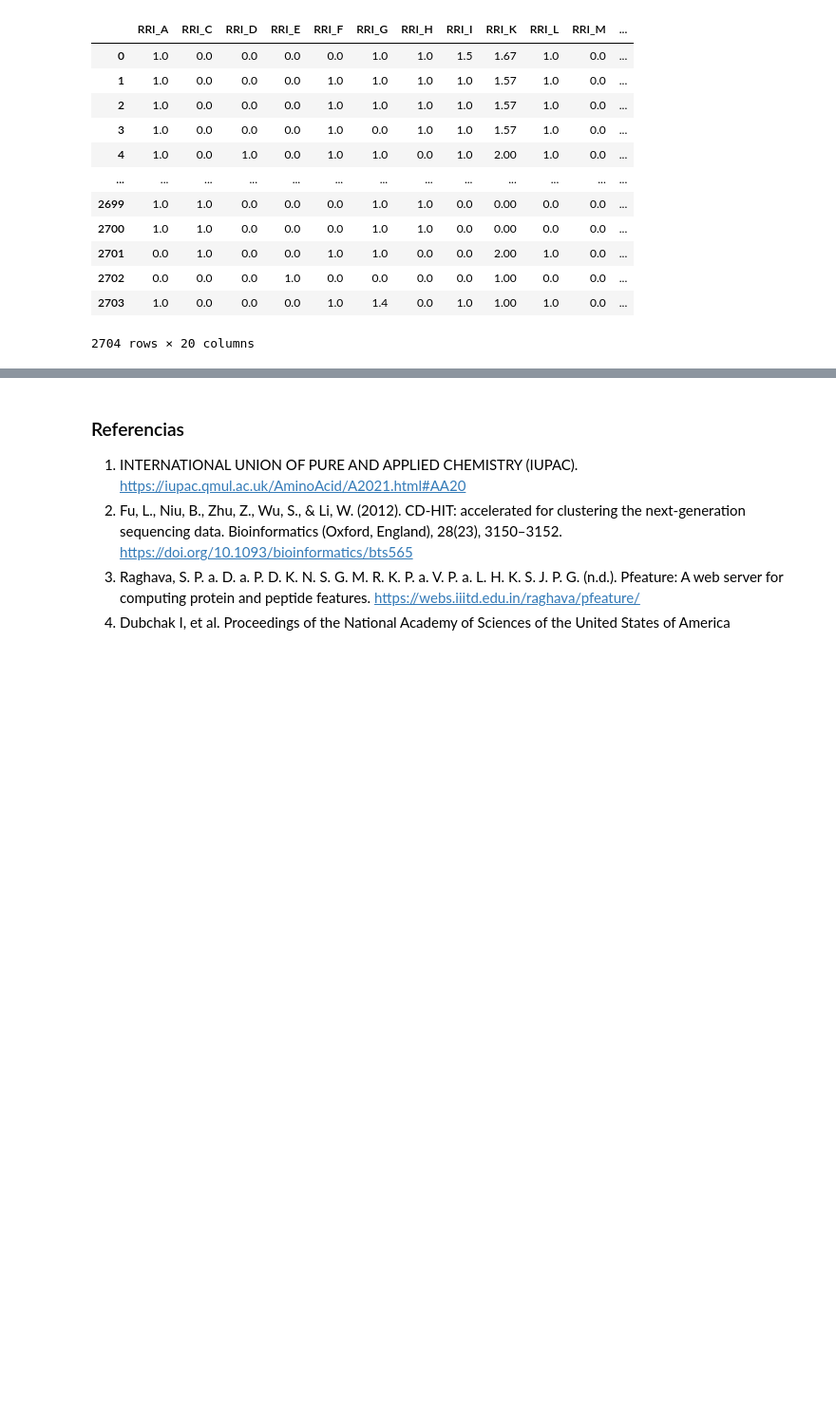
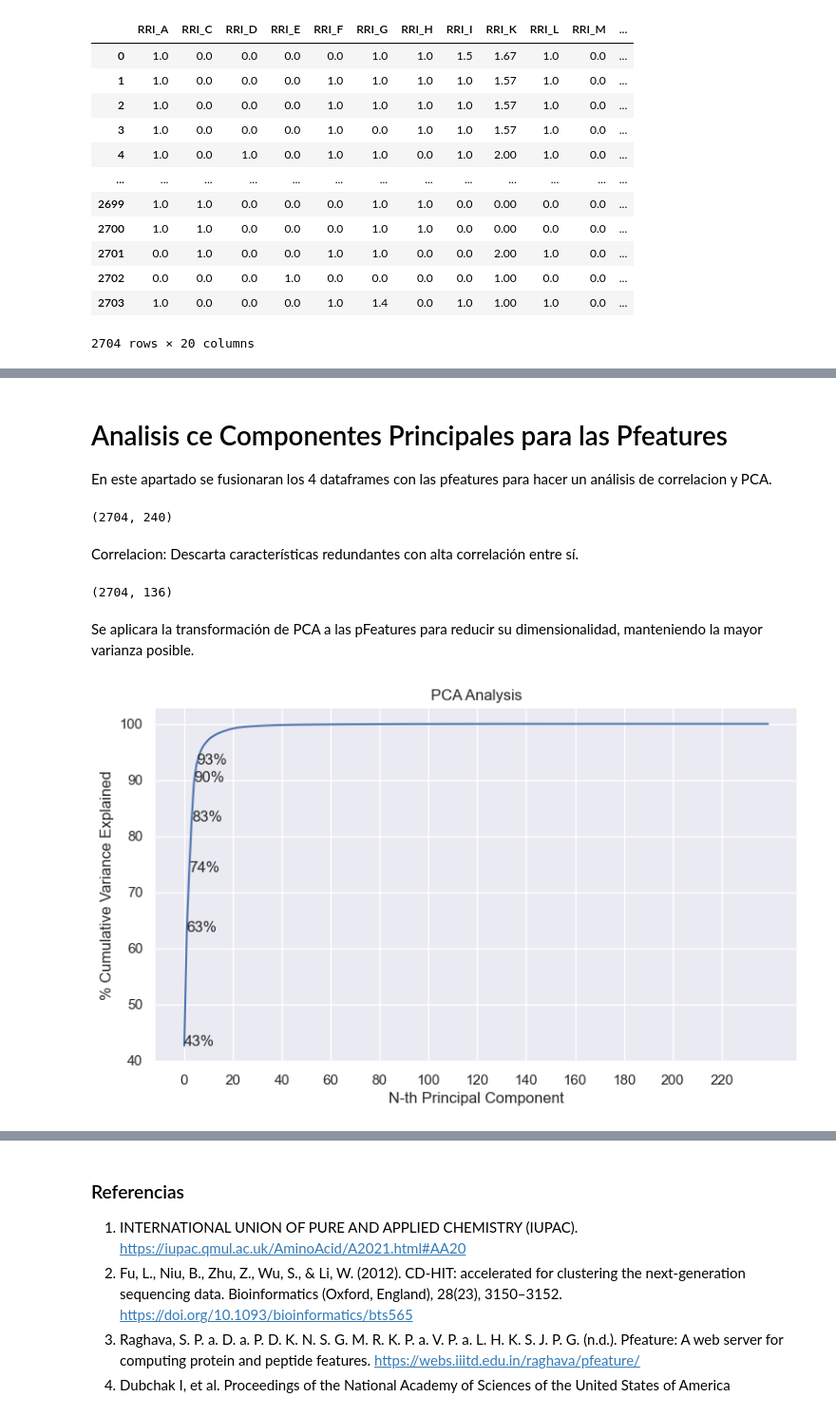
Before and after one commit to A01795375/Proyecto_Integrador_cancer, a Jupyter notebook: notebooks/Avance 2.1.ipynb, the cells around one changed output, grey strips where cells are left out. Shown at 95% size. Drawn from its saved outputs; the diff is of its cells as text; code cells hidden in the pictures; blank space fills up the shorter version.

Commit message:
pca_pfeatures

```diff
--- a/notebooks/Avance 2.1.ipynb
+++ b/notebooks/Avance 2.1.ipynb
@@ -732,0 +733,43 @@ feature_rri
+# %% [markdown]
+# Analisis ce Componentes Principales para las Pfeatures
+En este apartado se fusionaran los 4 dataframes con las pfeatures para hacer un análisis de correlacion y PCA.
+# %%
+# Se concatenan los 4 dataframes con las pfeatures:
+df_pfeatures = feature_pcp.merge(feature_ctd, how='inner', left_index=True, right_index=True)
+df_pfeatures = df_pfeatures.merge(feature_sep, how='inner', left_index=True, right_index=True)
+df_pfeatures = df_pfeatures.merge(feature_rri, how='inner', left_index=True, right_index=True)
+df_pfeatures.shape
+# %% [output]
+(2704, 240)
+# %% [markdown]
+Correlacion: Descarta características redundantes con alta correlación entre sí.
+# %%
+#correlacion
+corr_matrix = pd.DataFrame(df_pfeatures).corr().abs()
+upper = corr_matrix.where(np.triu(np.ones(corr_matrix.shape), k=1).astype(bool))
+to_drop = [column for column in upper.columns if any(upper[column] > 0.9)]
+corr_matrix_pfeatures = df_pfeatures.drop(to_drop, axis=1)
+corr_matrix_pfeatures.to_csv('../data/processed/corr_matrix_pfeatures.csv', index = False)
+corr_matrix_pfeatures.shape
+# %% [output]
+(2704, 136)
+# %% [markdown]
+Se aplicara la transformación de PCA a las pFeatures para reducir su dimensionalidad, manteniendo la mayor varianza posible.
+# %%
+#Curva de porcentaje de varianza acumulada
+total_components = df_pfeatures.shape[1]
+
+pca = PCA()
+pca_fit = pca.fit_transform(df_pfeatures)
+
+plt.plot(np.cumsum(pca.explained_variance_ratio_)*100)
+plt.title('PCA Analysis')
+plt.xlabel('N-th Principal Component')
+plt.ylabel('% Cumulative Variance Explained')
+plt.xticks(np.arange(0,total_components,20))
+
+labels = np.cumsum(pca.explained_variance_ratio_)*100
+for i in range(min(6, total_components)):
+  plt.text(i,labels[i],str(format(labels[i],'.0f'))+'%')
+# %% [output]
+[figure, added]
```
Also changed, not shown: parts of 5 cells of this notebook, 6 other files.
